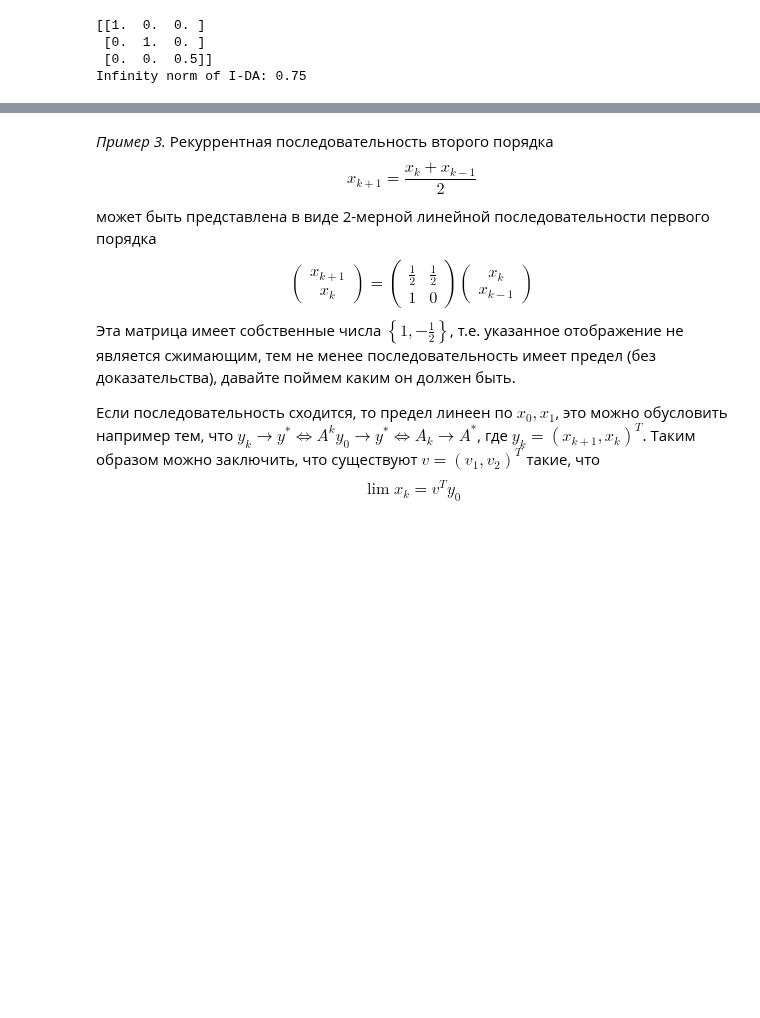
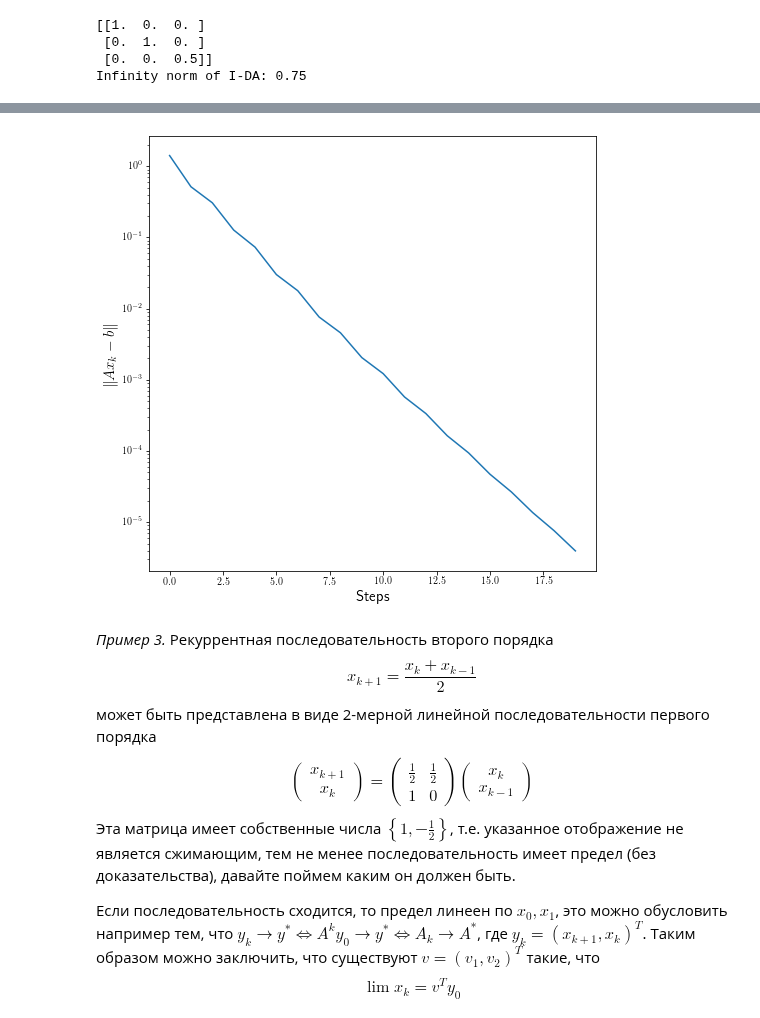
Before and after one commit to Malkovsky/interactive-visualization, a Jupyter notebook: optimization_course/02_basic_search_algorithms.ipynb, the cells around one changed output, grey strips where cells are left out. Saved outputs shown, nothing was run; the diff lists cells and outputs as text; code cells hidden in the pictures; blank space fills up the shorter version.

```diff
--- a/optimization_course/02_basic_search_algorithms.ipynb
+++ b/optimization_course/02_basic_search_algorithms.ipynb
@@ -319,3 +323,11 @@ x from numpy solution [ 1.45945946 -0.72972973 -0.37837838]
+# %%
+plt.plot([i for i in range(20)], [errors[i] for i in range(20)])
+plt.yscale('log')
+plt.xlabel('Steps', fontsize=15)
+plt.ylabel('$\|Ax_k-b\|$', fontsize=15)
+plt.show()
+# %% [output]
+[figure, added]
 # %% [markdown]
 <i>Пример 3.</i> Рекуррентная последовательность второго порядка
 $$
```
Also changed, not shown: parts of 8 cells of this notebook.
